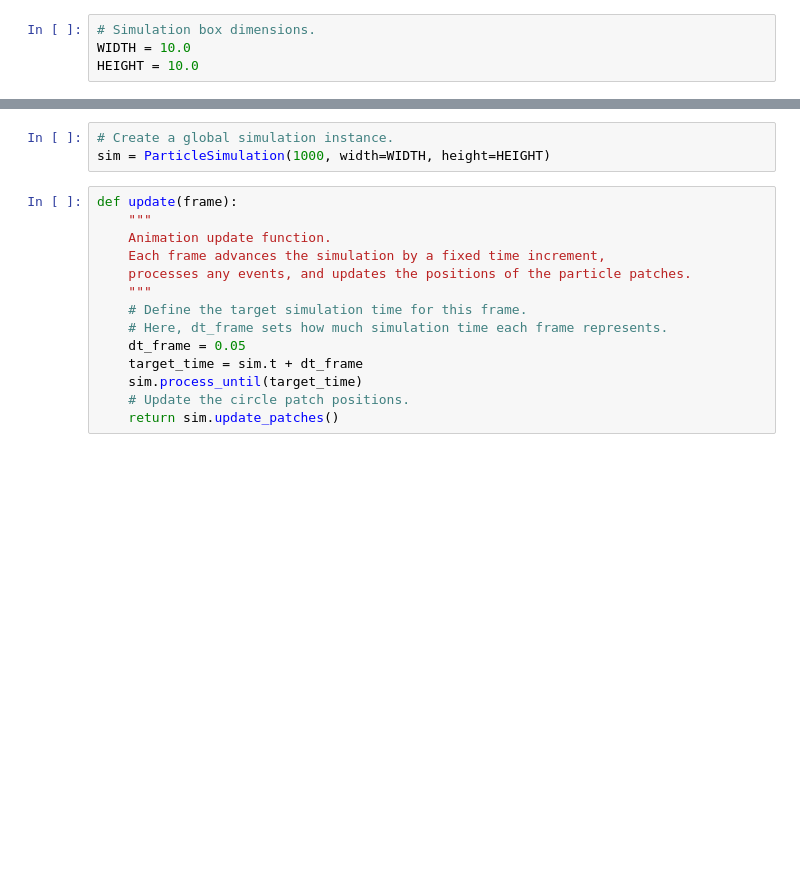
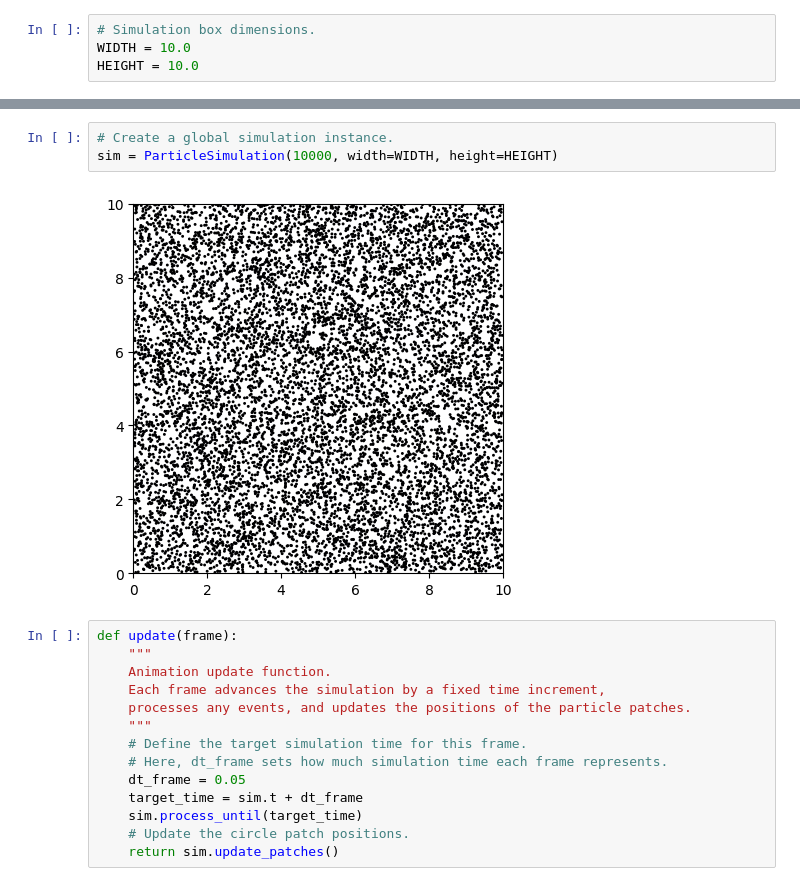
Before and after one commit to HugoVaillendet/ThermostatistiqueGaz, a Jupyter notebook: HardSphereModel.ipynb, the cells around one changed output, grey strips where cells are left out. Cells and saved outputs as stored; diff of their text form; blank space fills up the shorter version.

```diff
--- a/HardSphereModel.ipynb
+++ b/HardSphereModel.ipynb
@@ -215,7 +202,9 @@ class ParticleSimulation:
         return self.circles
 # %%
 # Create a global simulation instance.
-sim = ParticleSimulation(1000, width=WIDTH, height=HEIGHT)
+sim = ParticleSimulation(10000, width=WIDTH, height=HEIGHT)
+# %% [output]
+[figure, added]
 # %%
 def update(frame):
     """
```
Also changed, not shown: parts of 4 cells of this notebook.
